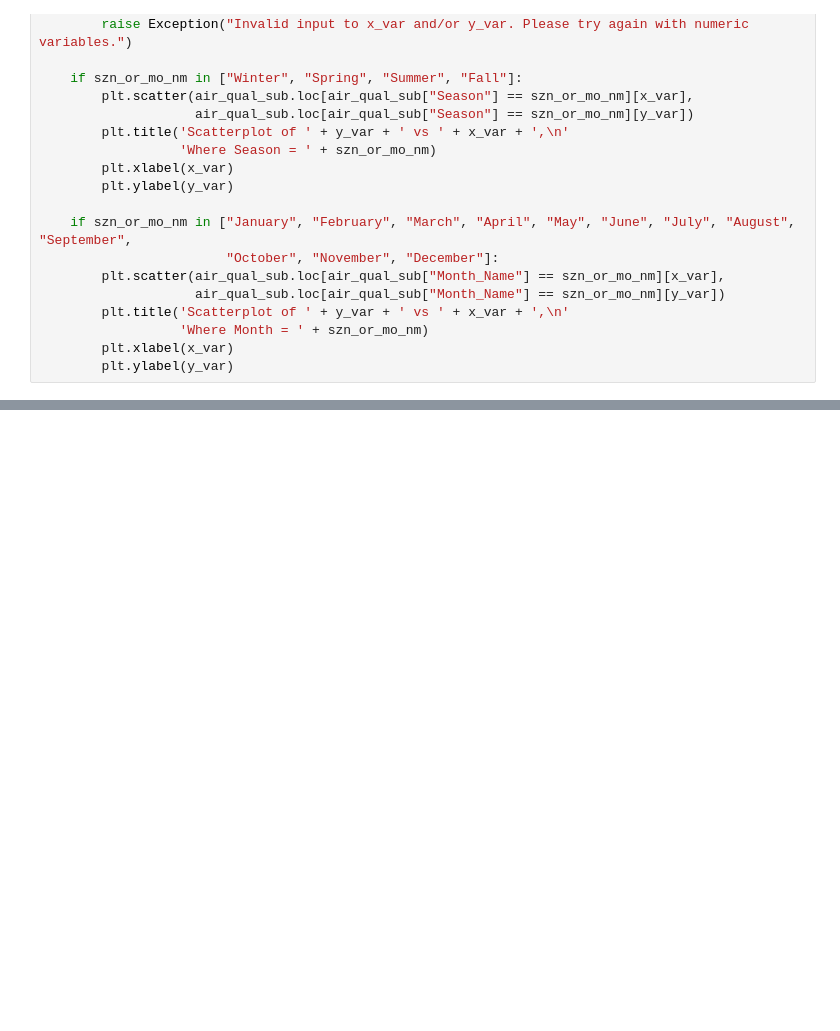
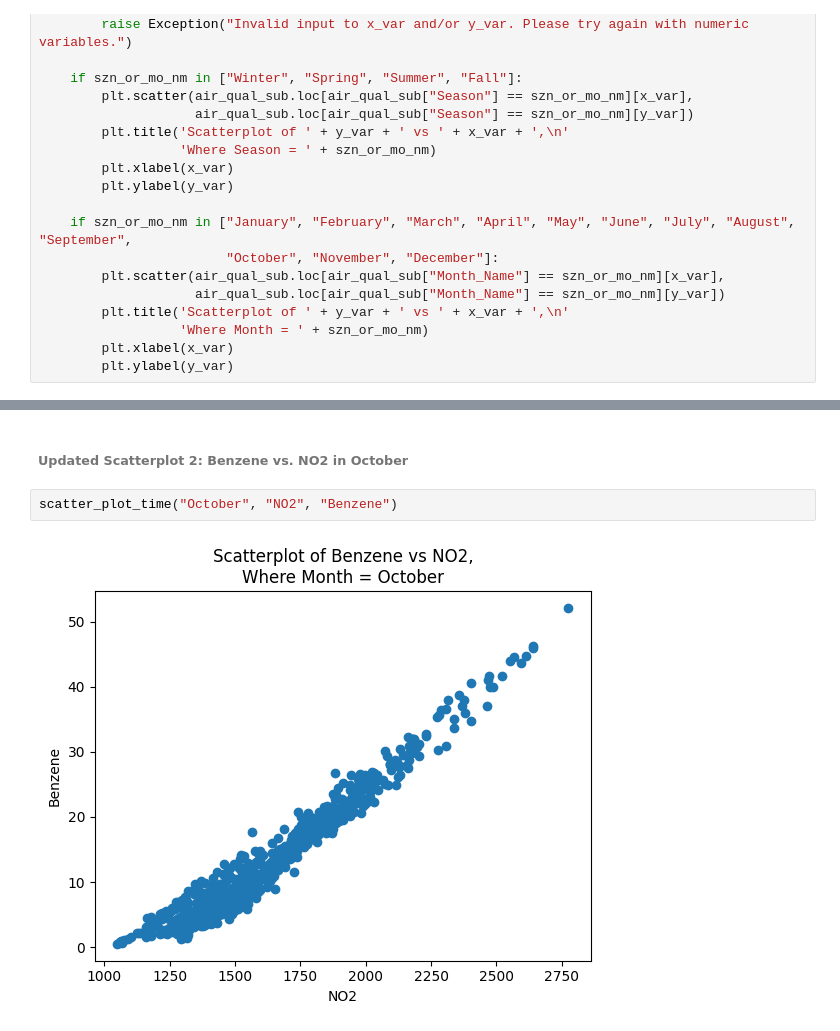
Before and after one commit to plindma/ST-554-Project1, a Jupyter notebook: Task2/ST554Project1Task2_Loring.ipynb, the cells around one changed output, grey strips where cells are left out. Drawn from its saved outputs; the diff is of its cells as text; blank space fills up the shorter version.

```diff
--- a/Task2/ST554Project1Task2_Loring.ipynb
+++ b/Task2/ST554Project1Task2_Loring.ipynb
@@ -564,0 +627,6 @@ scatter_plot("CO", "Benzene")
+# %% [markdown]
+###### **Updated Scatterplot 2: Benzene vs. NO2 in October**
+# %%
+scatter_plot_time("October", "NO2", "Benzene")
+# %% [output]
+[figure, added]
```
Also changed, not shown: parts of 26 cells of this notebook.
